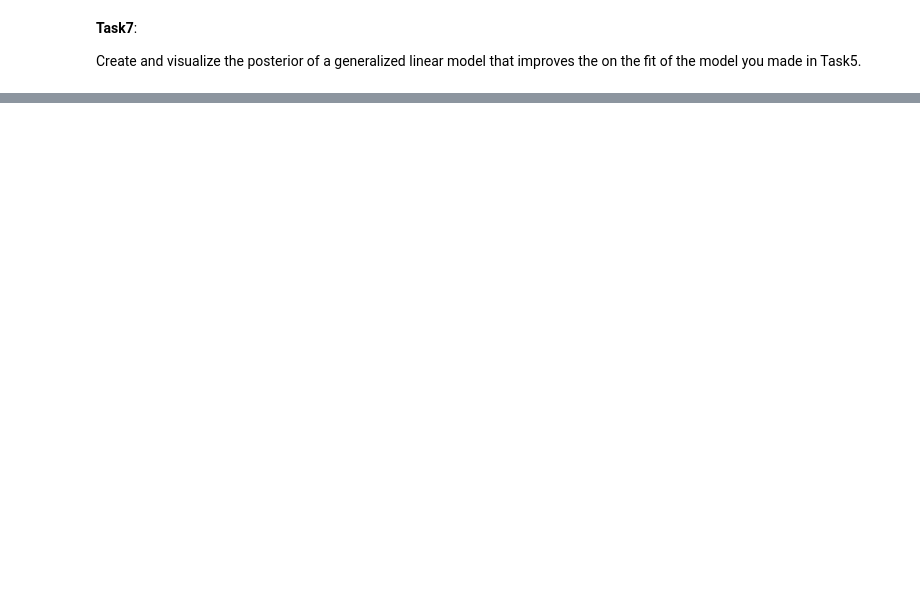
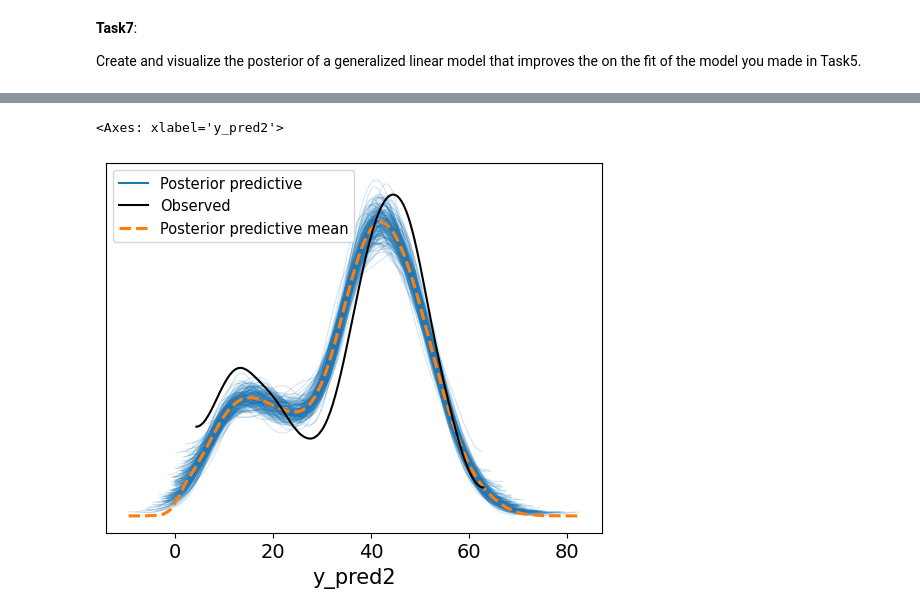
Before and after one commit to AlyW8/Data-Science, a Jupyter notebook: Unit5ExercisesSF.ipynb, the cells around one changed output, grey strips where cells are left out. Drawn from its saved outputs; the diff is of its cells as text; code cells hidden in the pictures; blank space fills up the shorter version.

```diff
--- a/Unit5ExercisesSF.ipynb
+++ b/Unit5ExercisesSF.ipynb
@@ -286,0 +289,5 @@ Text(0, 0.5, 'weight')
+# %%
+az.plot_ppc(idata_howell2, num_pp_samples=200)
+# %% [output]
+<Axes: xlabel='y_pred2'>
+[figure, added]
```
Also changed, not shown: parts of 6 cells of this notebook.
